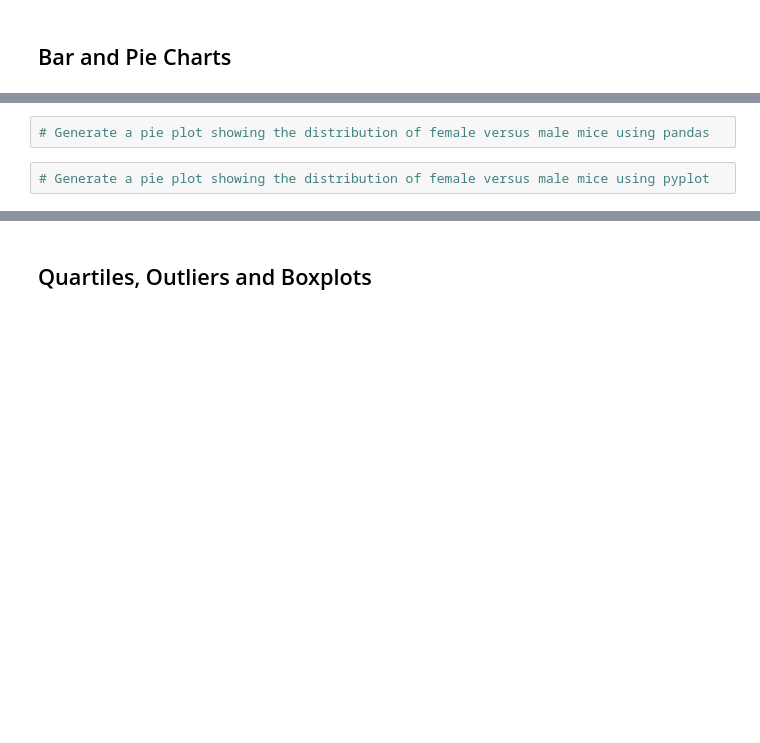
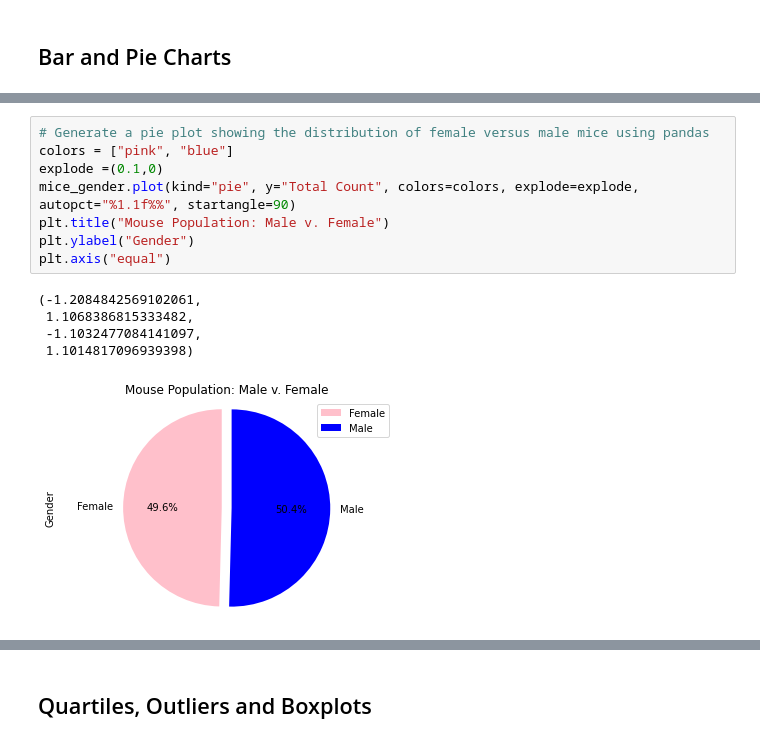
Before and after one commit to szig97/matplotlib-challenge, a Jupyter notebook: pymaceuticals.ipynb, the cells around one changed output, grey strips where cells are left out. Drawn from its saved outputs; the diff is of its cells as text; blank space fills up the shorter version.

```diff
--- a/pymaceuticals.ipynb
+++ b/pymaceuticals.ipynb
@@ -140,4 +192,14 @@ summary_df_2
 # %%
 # Generate a pie plot showing the distribution of female versus male mice using pandas
+colors = ["pink", "blue"]
+explode =(0.1,0)
+mice_gender.plot(kind="pie", y="Total Count", colors=colors, explode=explode, autopct="%1.1f%%", startangle=90)
+plt.title("Mouse Population: Male v. Female")
+plt.ylabel("Gender")
+plt.axis("equal")
+# %% [output]
+(-1.2084842569102061,
+ 1.1068386815333482,
+ -1.1032477084141097,
+ 1.1014817096939398)
+[figure, added]
-# %%
-# Generate a pie plot showing the distribution of female versus male mice using pyplot
```
Also changed, not shown: parts of 7 cells of this notebook.
